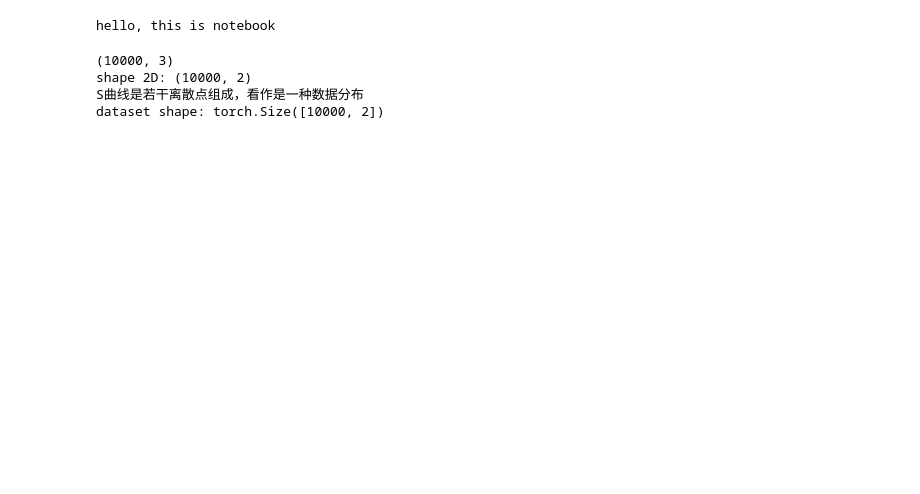
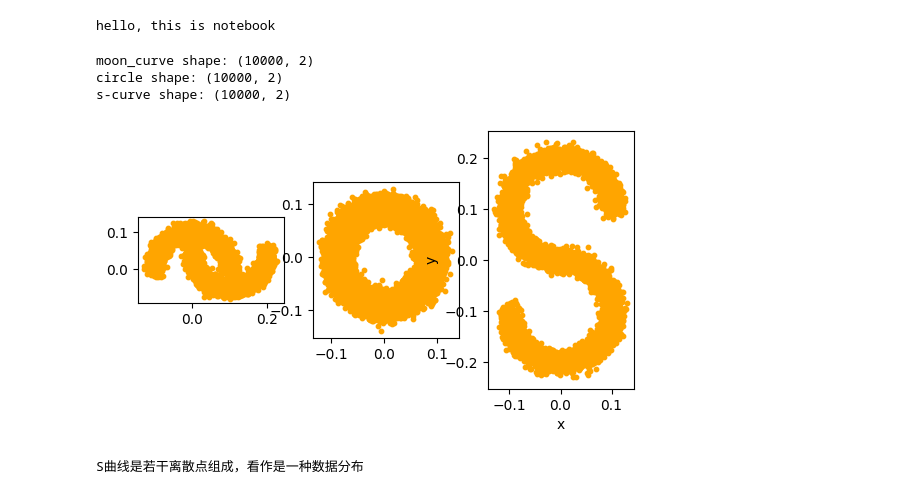
Before and after one commit to acaist/aigc_multimodal_project, a Jupyter notebook: diffusion_flow_notesbook.ipynb, the cells around one changed output. Saved outputs shown, nothing was run; the diff lists cells and outputs as text; code cells hidden in the pictures; blank space fills up the shorter version.

```diff
--- a/diffusion_flow_notesbook.ipynb
+++ b/diffusion_flow_notesbook.ipynb
@@ -25,25 +25,38 @@ from torch.optim import AdamW, Adam
 from torch.utils.data import DataLoader, TensorDataset
 # %%
 # %%
+data={}
+m_curve, y = make_moons(10000, noise=0.1)
+m_curve = m_curve/10.0
+data["moon"] = torch.from_numpy(m_curve).float()
+print("moon_curve shape:", m_curve.shape)
+
+c_curve, y = make_circles(10000, noise=0.1)
+c_curve = c_curve/10.0
+data["circle"] = torch.from_numpy(c_curve).float()
+print("circle shape:", c_curve.shape)
+
 s_curve, _ = make_s_curve(10000, noise=0.1)
-print(s_curve.shape)
 s_curve = s_curve[:, [0, 2]]/10.0 # 只保留x和z坐标，并缩放到0-1范围内
-print("shape 2D:",s_curve.shape)
-# plt.scatter(s_curve[:, 0], s_curve[:, 1], s=10, color="orange")
-# plt.xlabel("x")
-# plt.ylabel("y")
-# plt.title("S-curve")
-# plt.show()
+data["scurve"] = torch.from_numpy(s_curve).float()
+print("s-curve shape:",s_curve.shape)
+
+fig, axs = plt.subplots(1, len(data))
+for i, (l, d) in enumerate(data.items()):
+    axs[i].scatter(d[:, 0], d[:, 1], s=10, color="orange", label=l)
+    axs[i].set_aspect('equal')
+plt.xlabel("x")
+plt.ylabel("y")
+plt.show()
 print("S曲线是若干离散点组成，看作是一种数据分布")
 
 # %%
-data = torch.from_numpy(s_curve).float()
-print("dataset shape:", data.shape)
 # %% [output]
-(10000, 3)
-shape 2D: (10000, 2)
-S曲线是若干离散点组成，看作是一种数据分布
-dataset shape: torch.Size([10000, 2])
+moon_curve shape: (10000, 2)
+circle shape: (10000, 2)
+s-curve shape: (10000, 2)
+[figure, added]
+S曲线是若干离散点组成，看作是一种数据分布
 # %%
 # 1.搭建噪声学习网络epsilon_theta
 # 2. 数据学习训练
```
Also changed, not shown: parts of 4 cells of this notebook, 1 other file.
